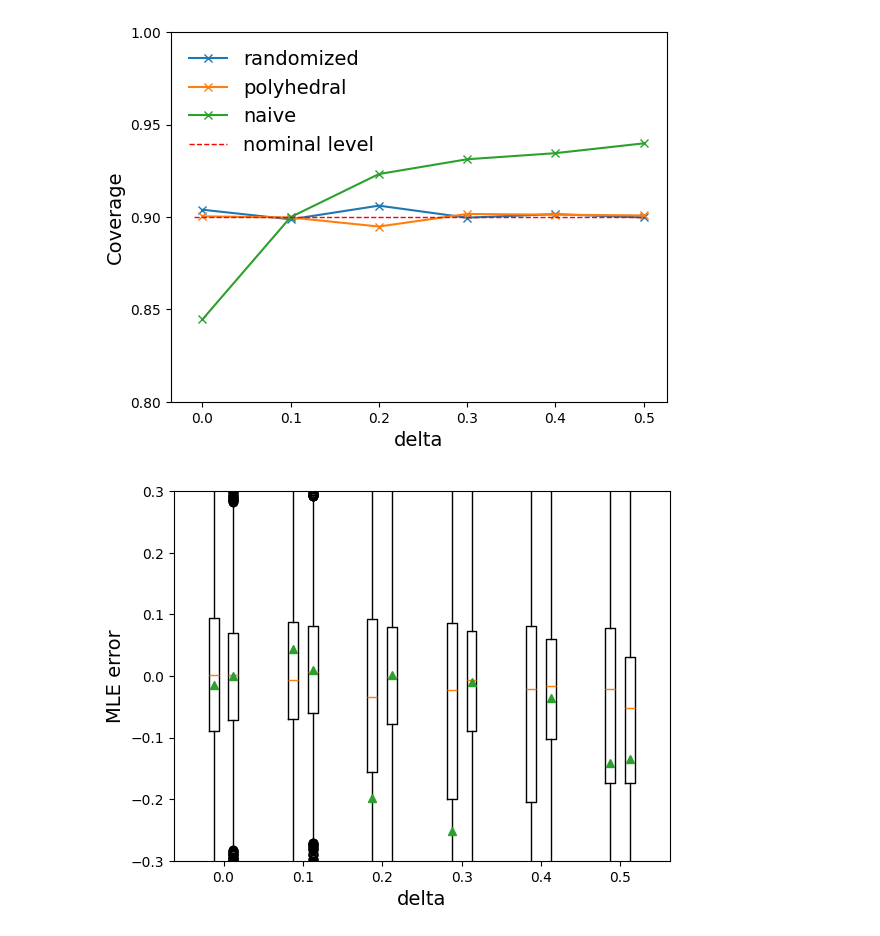
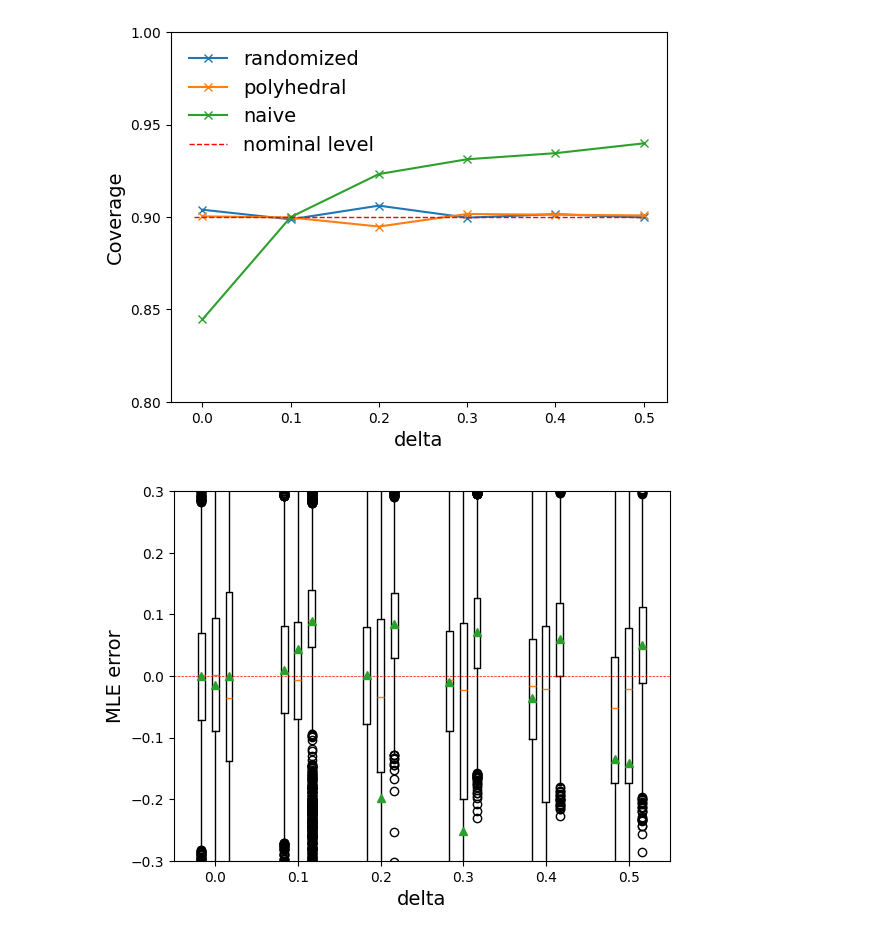
Before and after one commit to shirara1016/randomized, a Jupyter notebook: randomized.ipynb, the cells around one changed output. Drawn from its saved outputs; the diff is of its cells as text; code cells hidden in the pictures.

Commit message:
update figure and minor refactoring

```diff
--- a/randomized.ipynb
+++ b/randomized.ipynb
@@ -64,24 +64,28 @@ plt.show()
 # %% [output]
 [figure]
 # %%
-num = 4
+num = 6
 lim = 0.3
 locs = np.arange(6 * num)
 
 fig, ax = plt.subplots()
-bplot = ax.boxplot(mle_errors["polyhedral"], positions=locs[::num], showmeans=True)
+bplot = ax.boxplot(mle_errors["randomized"], positions=locs[::num], showmeans=True)
 for flier in bplot['fliers']:
     flier.set_rasterized(True)
-bplot = ax.boxplot(mle_errors["randomized"], positions=locs[1::num], showmeans=True)
+bplot = ax.boxplot(mle_errors["polyhedral"], positions=locs[1::num], showmeans=True)
+for flier in bplot['fliers']:
+    flier.set_rasterized(True)
+bplot = ax.boxplot(mle_errors["naive"], positions=locs[2::num], showmeans=True)
 for flier in bplot['fliers']:
     flier.set_rasterized(True)
 
+plt.hlines(y=0, xmin=-5, xmax=100, colors="red", linestyles="dashed", linewidth=0.5)
 plt.ylim(-lim, lim)
-plt.xlim(-2, 6 * num - (num - 3))
-plt.xticks(locs[::num] + 0.5, [0.0, 0.1, 0.2, 0.3, 0.4, 0.5])
+plt.xlim(-2, 6 * num - 2)
+plt.xticks(locs[1::num], [0.0, 0.1, 0.2, 0.3, 0.4, 0.5])
 plt.xlabel("delta", fontsize=14)
 plt.ylabel("MLE error", fontsize=14)
 plt.savefig(f"figure/mle_error_pm{lim}.pdf", bbox_inches="tight", pad_inches=0.0, transparent=True)
 plt.show()
 # %% [output]
-[figure, old version]
+[figure, new version]
```
Also changed, not shown: parts of 2 cells of this notebook, 23 other files.
